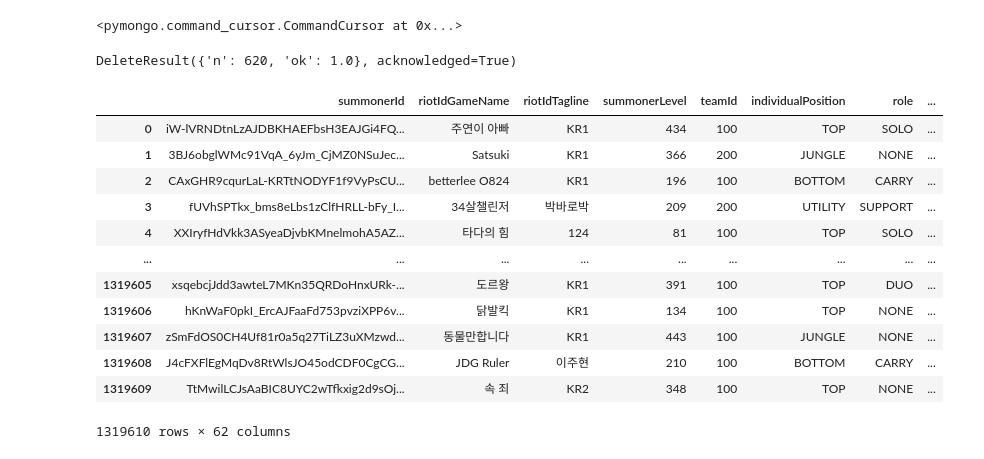
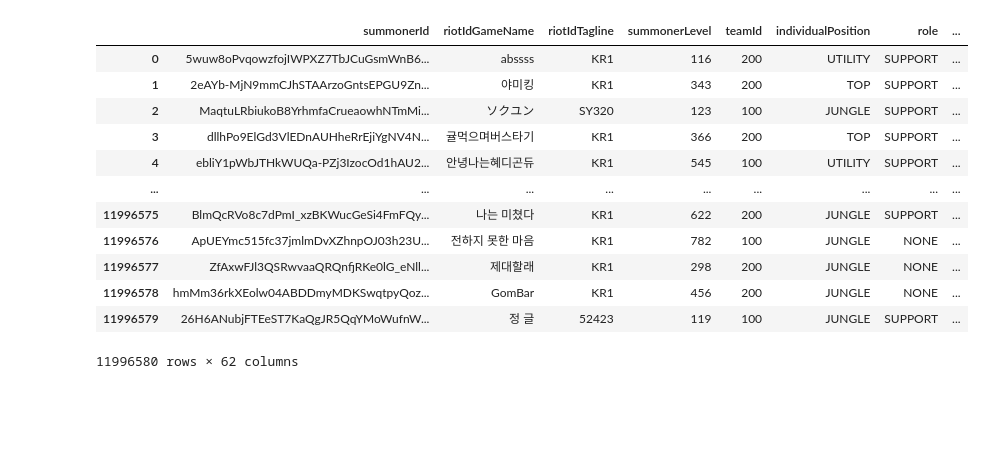
Before and after one commit to boostcampaitech6/level2-3-recsys-finalproject-recsys-05, a Jupyter notebook: mongodb/02. SAS_FE.ipynb, the cells around one changed output. Saved outputs shown, nothing was run; the diff lists cells and outputs as text; code cells hidden in the pictures; blank space fills up the shorter version.

```diff
--- a/mongodb/02. SAS_FE.ipynb
+++ b/mongodb/02. SAS_FE.ipynb
@@ -23,33 +23,23 @@ mongo = MongoDBController(client, batch_size)
 #     if compiled_pattern.match(collection_name):
 #         # db[collection_name].drop()
 #         print(f"Deleted Collection: {collection_name}")
-# %%
-mongo['riot_match'].aggregate([ { '$match': {} }, { '$out': "SAS_data_v1" } ])
-# %% [output]
-<pymongo.command_cursor.CommandCursor at 0x...>
-# %%
-mongo['SAS_data_v1'].delete_many({'individualPosition': 'Invalid'})
-# %% [output]
-DeleteResult({'n': 620, 'ok': 1.0}, acknowledged=True)
-# %%
-cursor = mongo['SAS_data_v1'].find({}, {'_id': 0})
-
-df = pd.DataFrame(list(cursor))
-df
-# %% [output]
-|  | summonerId | riotIdGameName | riotIdTagline | summonerLevel | teamId | individualPosition | role | ... |
-| 0 | iW-lVRNDtnLzAJDBKHAEFbsH3EAJGi4FQ... | 주연이 아빠 | KR1 | 434 | 100 | TOP | SOLO | ... |
-| 1 | 3BJ6obglWMc91VqA_6yJm_CjMZ0NSuJec... | Satsuki | KR1 | 366 | 200 | JUNGLE | NONE | ... |
-| 2 | CAxGHR9cqurLaL-KRTtNODYF1f9VyPsCU... | betterlee O824 | KR1 | 196 | 100 | BOTTOM | CARRY | ... |
-| 3 | fUVhSPTkx_bms8eLbs1zClfHRLL-bFy_I... | 34살챌린저 | 박바로박 | 209 | 200 | UTILITY | SUPPORT | ... |
-| 4 | XXIryfHdVkk3ASyeaDjvbKMnelmohA5AZ... | 타다의 힘 | 124 | 81 | 100 | TOP | SOLO | ... |
-| ... | ... | ... | ... | ... | ... | ... | ... | ... |
-| 1319605 | xsqebcjJdd3awteL7MKn35QRDoHnxURk-... | 도르왕 | KR1 | 391 | 100 | TOP | DUO | ... |
-| 1319606 | hKnWaF0pkI_ErcAJFaaFd753pvziXPP6v... | 닭발킥 | KR1 | 134 | 100 | TOP | NONE | ... |
-| 1319607 | zSmFdOS0CH4Uf81r0a5q27TiLZ3uXMzwd... | 동물만합니다 | KR1 | 443 | 100 | JUNGLE | NONE | ... |
-| 1319608 | J4cFXFlEgMqDv8RtWlsJO45odCDF0CgCG... | JDG Ruler | 이주현 | 210 | 100 | BOTTOM | CARRY | ... |
-| 1319609 | TtMwilLCJsAaBIC8UYC2wTfkxig2d9sOj... | 속 죄 | KR2 | 348 | 100 | TOP | NONE | ... |
-1319610 rows × 62 columns
+# %%
+df = pd.read_csv('riot_match.csv')
+df
+# %% [output]
+|  | summonerId | riotIdGameName | riotIdTagline | summonerLevel | teamId | individualPosition | role | ... |
+| 0 | 5wuw8oPvqowzfojIWPXZ7TbJCuGsmWnB6... | abssss | KR1 | 116 | 200 | UTILITY | SUPPORT | ... |
+| 1 | 2eAYb-MjN9mmCJhSTAArzoGntsEPGU9Zn... | 야미킹 | KR1 | 343 | 200 | TOP | SUPPORT | ... |
+| 2 | MaqtuLRbiukoB8YrhmfaCrueaowhNTmMi... | ソクユン | SY320 | 123 | 100 | JUNGLE | SUPPORT | ... |
+| 3 | dllhPo9ElGd3VlEDnAUHheRrEjiYgNV4N... | 귤먹으며버스타기 | KR1 | 366 | 200 | TOP | SUPPORT | ... |
+| 4 | ebliY1pWbJTHkWUQa-PZj3IzocOd1hAU2... | 안녕나는혜디곤듀 | KR1 | 545 | 100 | UTILITY | SUPPORT | ... |
+| ... | ... | ... | ... | ... | ... | ... | ... | ... |
+| 11996575 | BlmQcRVo8c7dPmI_xzBKWucGeSi4FmFQy... | 나는 미쳤다 | KR1 | 622 | 200 | JUNGLE | SUPPORT | ... |
+| 11996576 | ApUEYmc515fc37jmlmDvXZhnpOJ03h23U... | 전하지 못한 마음 | KR1 | 782 | 100 | JUNGLE | NONE | ... |
+| 11996577 | ZfAxwFJl3QSRwvaaQRQnfjRKe0lG_eNll... | 제대할래 | KR1 | 298 | 200 | JUNGLE | NONE | ... |
+| 11996578 | hmMm36rkXEolw04ABDDmyMDKSwqtpyQoz... | GomBar | KR1 | 456 | 200 | JUNGLE | NONE | ... |
+| 11996579 | 26H6ANubjFTEeST7KaQgJR5QqYMoWufnW... | 정 글 | 52423 | 119 | 100 | JUNGLE | SUPPORT | ... |
+11996580 rows × 62 columns
 # %%
 ### 중복 행 제거
 df = df.drop_duplicates(subset=['summonerId', 'matchId'])
```
Also changed, not shown: parts of 22 cells of this notebook, 3 other files.
